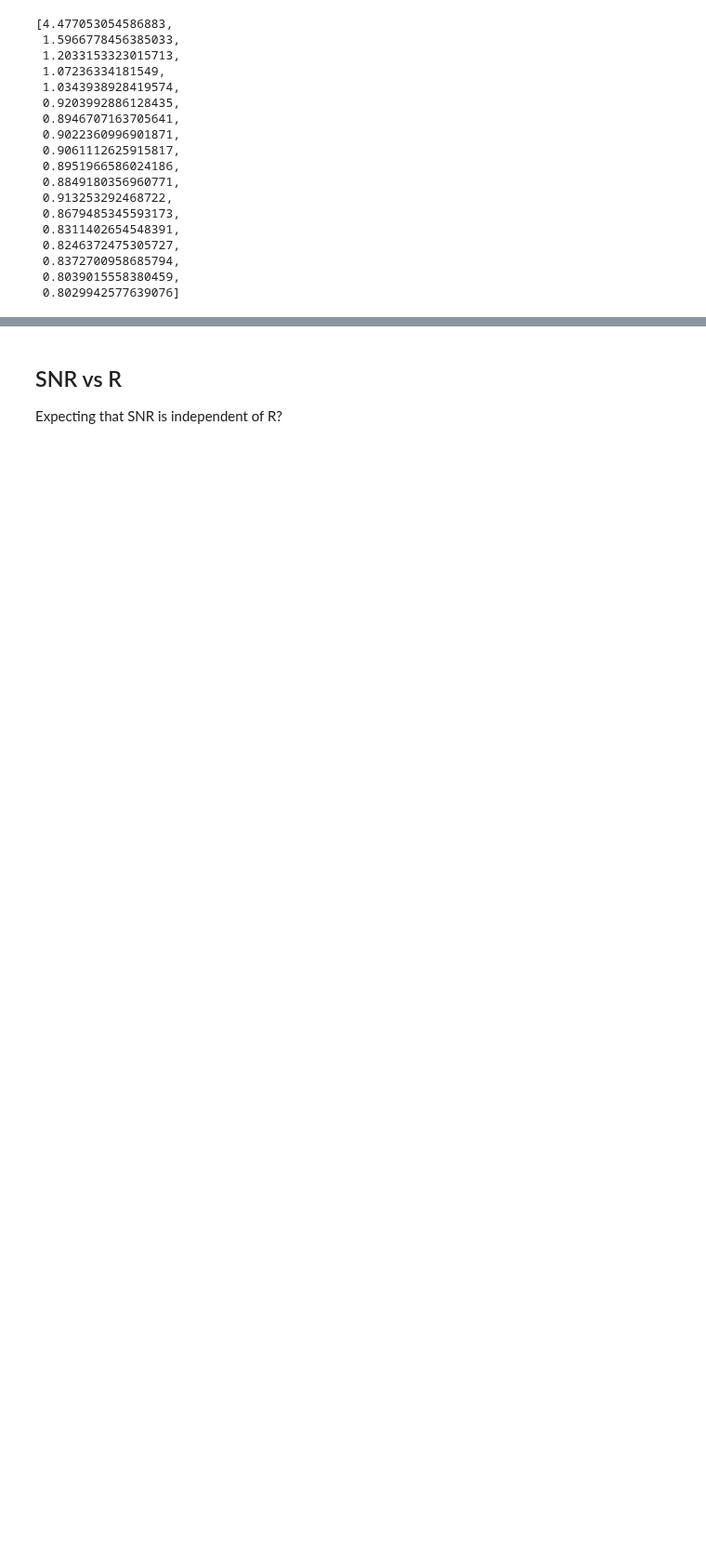
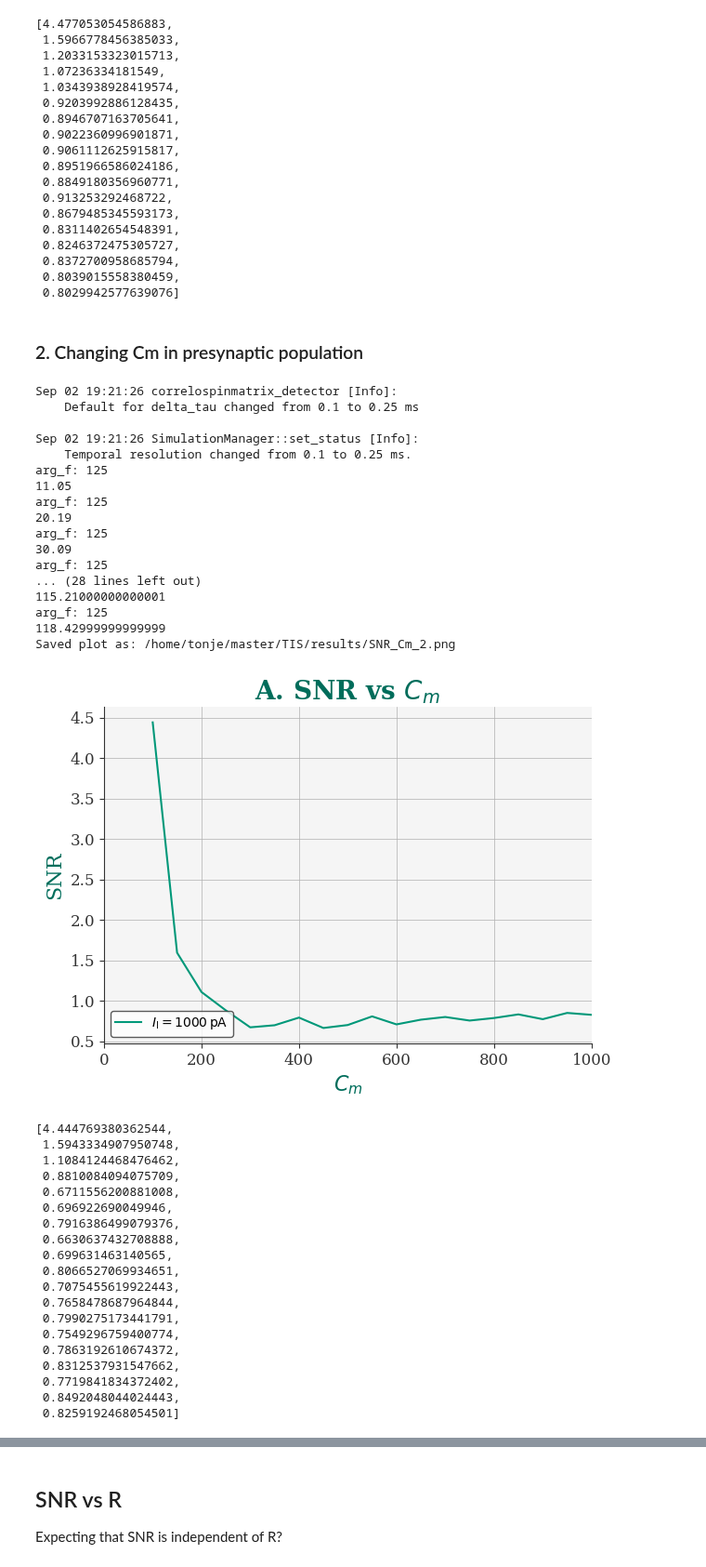
Before and after one commit to torbjone/TemporalInterferenceStimulation, a Jupyter notebook: SNR_plots.ipynb, the cells around one changed output, grey strips where cells are left out. Shown at 93% size. Cells and saved outputs as stored; diff of their text form; code cells hidden in the pictures; blank space fills up the shorter version.

```diff
--- a/SNR_plots.ipynb
+++ b/SNR_plots.ipynb
@@ -546,7 +546,7 @@ Apr 20 14:30:31 SimulationManager::set_status [Info]:
 ## SNR as a function of Cm
 # %%
 
-def SNR_C(sim_time, Cm_values, sd=250, a=1000, noise_window=5, second_sine=True, f=1000, bin_size=0.25, beat=20, save_fig=False):
+def SNR_C(sim_time, Cm_values, sd=250, a=1000, noise_window=5, Cm_change_domain="both",second_sine=True, f=1000, bin_size=0.25, beat=20, save_fig=False):
 
     plt.figure()
     #fig, ax = plt.subplots(2,1)
@@ -557,7 +557,17 @@ def SNR_C(sim_time, Cm_values, sd=250, a=1000, noise_window=5, second_sine=True,
         fr_list = []
         for i, C in enumerate(Cm_values):
 
-            results =  build_network(sim_time=sim_time, noisy=True, resolution=0.25, num_A=1000, Cm=C,
+            if Cm_change_domain == "both":
+                Cm_A = C
+                Cm_B = C
+            elif Cm_change_domain == "A":
+                Cm_A = C
+                Cm_B = 100
+            else:
+                Cm_A = 100
+                Cm_B = C
+
+            results =  build_network(Cm_A=Cm_A, Cm_B=Cm_B, sim_time=sim_time, noisy=True, resolution=0.25, num_A=1000,
                                         f1=f, a=a, SD=250*C/100, seed=42, second_sine=second_sine, beat=beat)
             spike_times = results["spike_times"]
 
@@ -648,3 +660,45 @@ arg_f: 125
  0.8372700958685794,
  0.8039015558380459,
  0.8029942577639076]
+# %% [markdown]
+### 2. Changing Cm in presynaptic population
+# %%
+SNR_C(sim_time=100e3, Cm_values=list(range(100,1001,50)), Cm_change_domain="A", save_fig=True)
+# %% [output]
+Sep 02 19:21:26 correlospinmatrix_detector [Info]:
+    Default for delta_tau changed from 0.1 to 0.25 ms
+
+Sep 02 19:21:26 SimulationManager::set_status [Info]:
+    Temporal resolution changed from 0.1 to 0.25 ms.
+arg_f: 125
+11.05
+arg_f: 125
+20.19
+arg_f: 125
+30.09
+arg_f: 125
+... (28 lines left out)
+115.21000000000001
+arg_f: 125
+118.42999999999999
+Saved plot as: /home/tonje/master/TIS/results/SNR_Cm_2.png
+[figure, added]
+[4.444769380362544,
+ 1.5943334907950748,
+ 1.1084124468476462,
+ 0.8810084094075709,
+ 0.6711556200881008,
+ 0.696922690049946,
+ 0.7916386499079376,
+ 0.6630637432708888,
+ 0.699631463140565,
+ 0.8066527069934651,
+ 0.7075455619922443,
+ 0.7658478687964844,
+ 0.7990275173441791,
+ 0.7549296759400774,
+ 0.7863192610674372,
+ 0.8312537931547662,
+ 0.7719841834372402,
+ 0.8492048044024443,
+ 0.8259192468054501]
```
Also changed, not shown: parts of 7 cells of this notebook, 1 other file.
